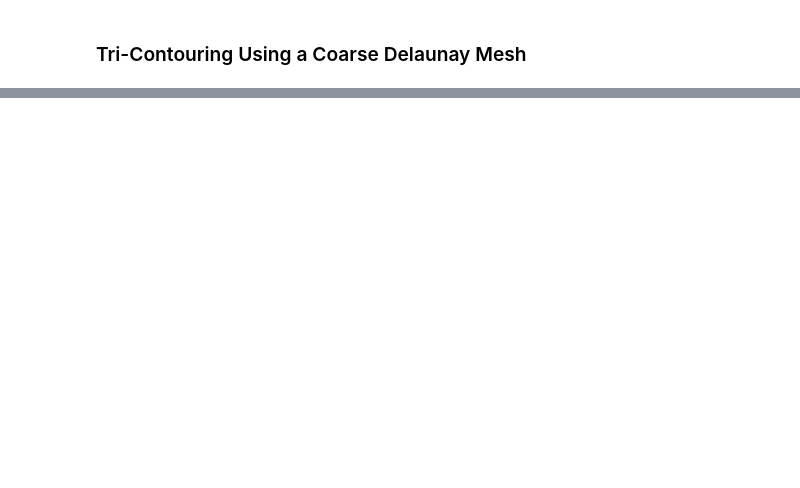
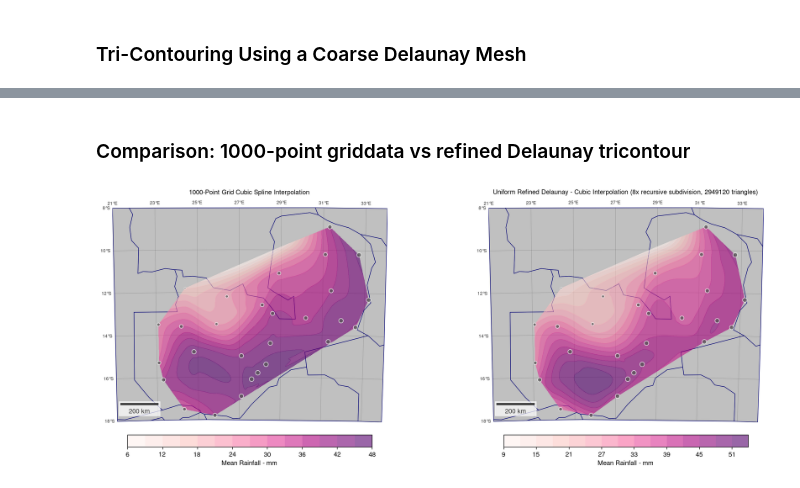
Before and after one commit to urschrei/Geopython, a Jupyter notebook: contour.ipynb, the cells around one changed output, grey strips where cells are left out. Drawn from its saved outputs; the diff is of its cells as text; code cells hidden in the pictures; blank space fills up the shorter version.

```diff
--- a/contour.ipynb
+++ b/contour.ipynb
@@ -820,0 +338,46 @@ plt.tight_layout()
+# %% [markdown]
+### Comparison: 1000-point griddata vs refined Delaunay tricontour
+# %%
+subdiv = 8
+
+tri = Triangulation(data['projected_lon'], data['projected_lat'])
+tri.set_mask(TriAnalyzer(tri).get_flat_tri_mask(min_circle_ratio))
+
+refiner = UniformTriRefiner(tri)
+tri_refi, z_refi = refiner.refine_field(data['Z'].to_numpy(copy=True), subdiv=subdiv)
+cmap = plt.get_cmap('RdPu')
+
+fig, (ax_l, ax_r) = plt.subplots(1, 2, figsize=(16, 6), layout='constrained')
+
+# Left: griddata cubic
+draw_basemap(ax_l)
+conf = ax_l.contourf(xi, yi, zi, 15, zorder=4, alpha=0.6, cmap=cmap)
+ax_l.scatter(
+    data['projected_lon'], data['projected_lat'],
+    color='#545454', edgecolor='#ffffff',
+    alpha=0.75, s=50 * norm(data['Z']), zorder=5,
+)
+cbar_l = fig.colorbar(conf, ax=ax_l, orientation='horizontal', fraction=0.057, pad=0.05)
+cbar_l.set_label('Mean Rainfall - mm')
+ax_l.set_title(f'{numcols}-Point Grid Cubic Spline Interpolation', fontsize=10)
+
+# Right: refined tricontour
+draw_basemap(ax_r)
+triconf = ax_r.tricontourf(tri_refi, z_refi, 15, cmap=cmap, zorder=4, alpha=0.6)
+ax_r.scatter(
+    data['projected_lon'], data['projected_lat'],
+    color='#545454', edgecolor='#ffffff',
+    alpha=0.75, s=50 * norm(data['Z']), zorder=5,
+)
+cbar_r = fig.colorbar(triconf, ax=ax_r, orientation='horizontal', fraction=0.057, pad=0.05)
+cbar_r.set_label('Mean Rainfall - mm')
+ax_r.set_title(
+    f'Uniform Refined Delaunay - Cubic Interpolation '
+    f'({subdiv}x recursive subdivision, {tri_refi.triangles.shape[0]} triangles)',
+    fontsize=10,
+)
+
+plt.savefig('rainfall_comparison.png', bbox_inches='tight', transparent=True, dpi=300)
+plt.show()
+# %% [output]
+[figure, added]
```
Also changed, not shown: parts of 36 cells of this notebook, 11 other files.
